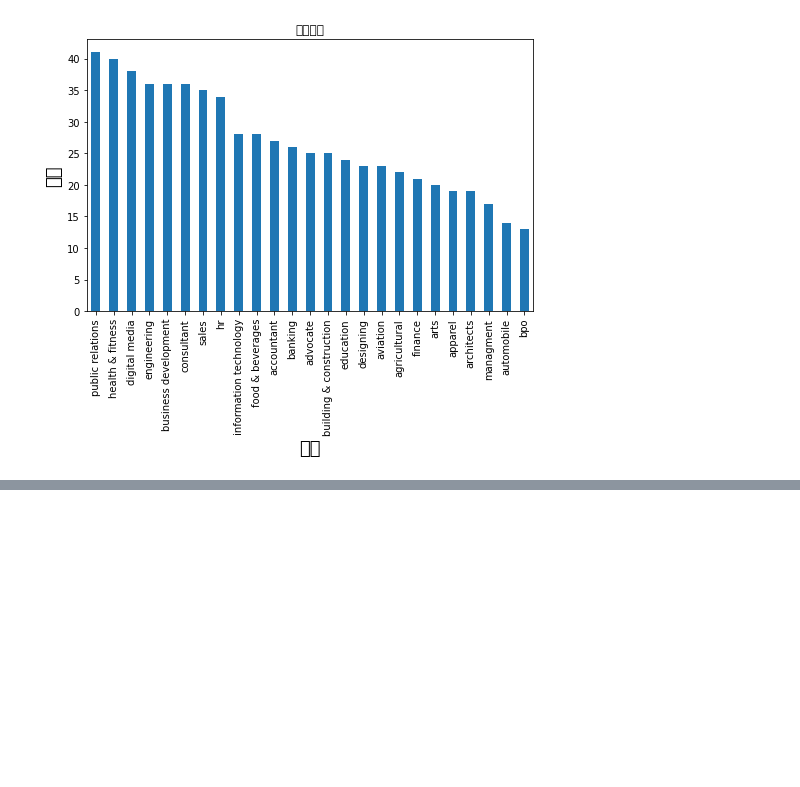
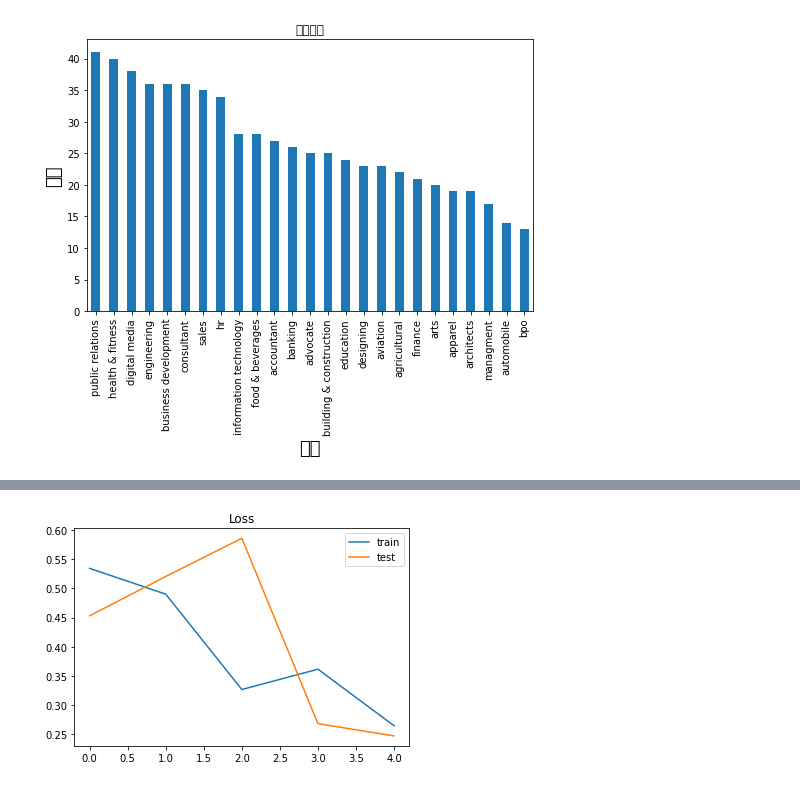
Before and after one commit to yc3993/Job-recommendation-system, a Jupyter notebook: test.ipynb, the cells around one changed output, grey strips where cells are left out. Saved outputs shown, nothing was run; the diff lists cells and outputs as text; code cells hidden in the pictures; blank space fills up the shorter version.

```diff
--- a/test.ipynb
+++ b/test.ipynb
@@ -111,8 +155,9 @@ print(X_test.shape,Y_test.shape)
 #定义模型
 model = keras.models.Sequential()
 model.add(Embedding(MAX_NB_WORDS, EMBEDDING_DIM, input_length=X.shape[1]))
-model.add(LSTM(100, dropout=0.2, recurrent_dropout=0.2))
-model.add(Dense(25, activation='softmax'))
+model.add(LSTM(100, dropout=0.2,return_sequences=True, recurrent_dropout=0.2))
+model.add(LSTM(50, dropout=0.2, recurrent_dropout=0.2))
+model.add(Dense(27, activation='softmax'))
 model.compile(loss='categorical_crossentropy', optimizer='adam', metrics=['accuracy'])
 print(model.summary())
 # %% [output]
@@ -150,0 +198,8 @@ Epoch 5/5
+# %%
+plt.title('Loss')
+plt.plot(history.history['loss'], label='train')
+plt.plot(history.history['val_loss'], label='test')
+plt.legend()
+plt.show();
+# %% [output]
+[figure, added]
```
Also changed, not shown: parts of 19 cells of this notebook, 3 other files.
